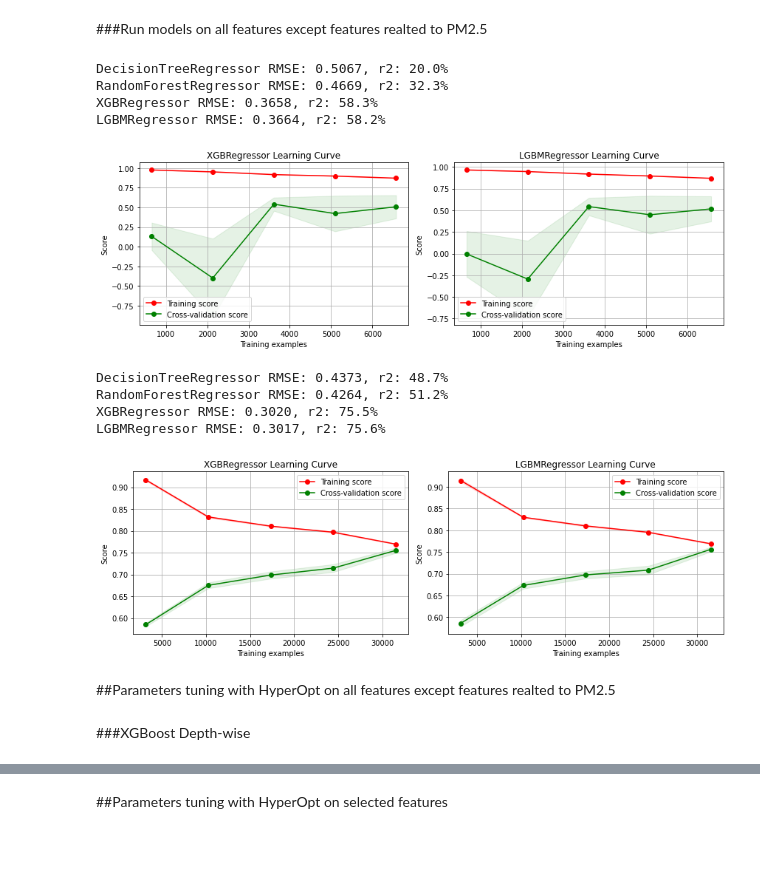
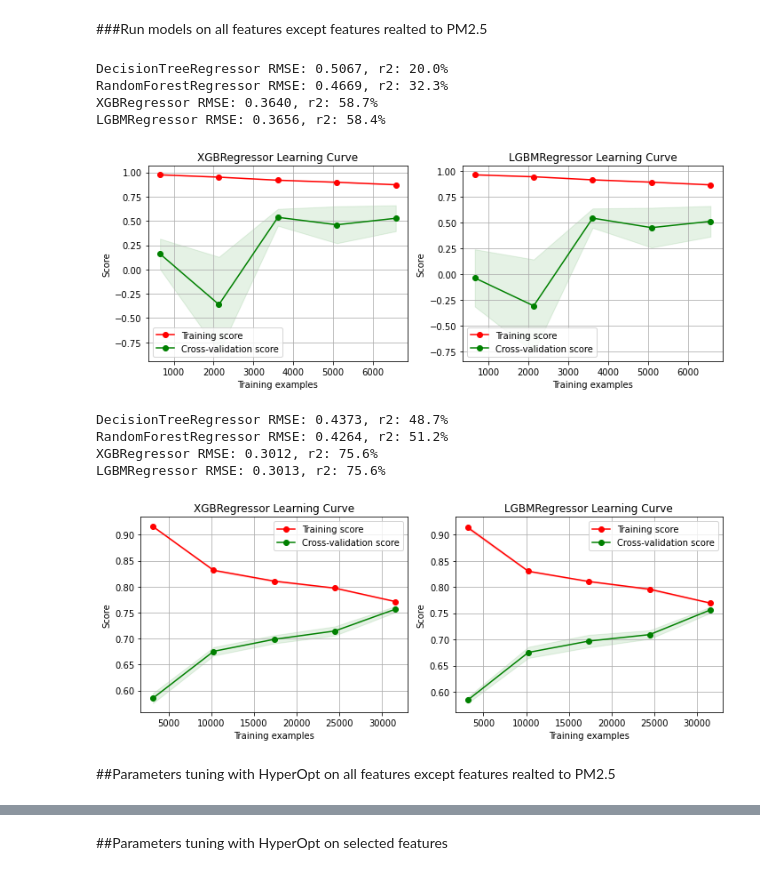
Before and after one commit to mattzajac/DataWorkshop_Competition_Warsaw_Air_Pollution, a Jupyter notebook: Warsaw_Air_Pollution_Prediction.ipynb, the cells around one changed output, grey strips where cells are left out. Drawn from its saved outputs; the diff is of its cells as text; code cells hidden in the pictures; blank space fills up the shorter version.

```diff
--- a/Warsaw_Air_Pollution_Prediction.ipynb
+++ b/Warsaw_Air_Pollution_Prediction.ipynb
@@ -253,7 +253,7 @@ plt.show()
 # %%
 # run models on KFold
 for model in models:
-    run_model(time_feats, model, kf)
+    run_model(model, X_train, y_train, kf)
 # %% [output]
 DummyRegressor RMSE: 0.6104, r2: -0.0%
 DecisionTreeRegressor RMSE: 0.4706, r2: 40.5%
@@ -262,10 +262,10 @@ XGBRegressor RMSE: 0.3504, r2: 67.0%
 LGBMRegressor RMSE: 0.3499, r2: 67.1%
 # %%
 # check r2 learning curve for models ran on KFold
-fig=plt.figure(figsize=(12,4))
+fig=plt.figure(figsize=(10,4))
 for i, model in enumerate(models[3:]):
     ax=fig.add_subplot(1,2,i+1)
-    plot_lear_curve(time_feats, model, kf, 'r2', ax=ax)
+    plot_lear_curve(model, X_train, y_train, kf, 'r2', ax=ax)
 fig.tight_layout()
 plt.show()
 # %% [output]
@@ -286,7 +286,13 @@ def get_feats(df):
                   'PM25_wok', 'PM25_wok_log', 'PM25_wok_mean', 'mean_PM25_wok_per_day',
                   'mean_PM25_wok_log_per_day', 'median_PM25_wok_per_day', 'median_PM25_wok_log_per_day',
                   'mean_PM25_wok_per_month', 'mean_PM25_wok_log_per_month', 'median_PM25_wok_per_month',
-                  'median_PM25_wok_log_per_month'
+                  'median_PM25_wok_log_per_month',
+                  # features increasing RMSE and decreasing r2 results
+                  'temperature_12-24h_ma_diff', 'apparentTemperature_12-24h_ma_diff', 'dewPoint_12-24h_ma_diff',
+                  'humidity_12-24h_ma_diff', 'windSpeed_12-24h_ma_diff', 'windBearing_12-24h_ma_diff',
+                  'isHumidWorkingDay', 'isColdWorkingDay', 'isWindlessWorkingDay', 'isWindlessColdHumidWorkingDay',
+                  'NonWorkingHoursInWeek', 'NonWorkingHumidHoursInWeek', 'NonWorkingColdHoursInWeek',
+                  'NonWorkingWindlessHoursInWeek', 'NonWorkingWindlessColdHumidHoursInWeek'
                   ]
 
     return [x for x in feats if x not in black_list]
@@ -296,42 +305,40 @@ feats = get_feats(df_train)
 # %%
 # run models on time series split
 for model in models[1:]:
-    run_model(feats, model, tcsv)
+    run_model(model, X_train, y_train, tcsv)
 # %% [output]
 DecisionTreeRegressor RMSE: 0.5067, r2: 20.0%
 RandomForestRegressor RMSE: 0.4669, r2: 32.3%
-XGBRegressor RMSE: 0.3658, r2: 58.3%
-LGBMRegressor RMSE: 0.3664, r2: 58.2%
+XGBRegressor RMSE: 0.3640, r2: 58.7%
+LGBMRegressor RMSE: 0.3656, r2: 58.4%
 # %%
 # check r2 learning curve for models ran on time series split
-fig=plt.figure(figsize=(12,4))
+fig=plt.figure(figsize=(10,4))
 for i, model in enumerate(models[3:]):
     ax=fig.add_subplot(1,2,i+1)
-    plot_lear_curve(feats, model, tcsv, 'r2', ax=ax)
+    plot_lear_curve(model, X_train, y_train, tcsv, 'r2', ax=ax)
 fig.tight_layout()
 plt.show()
 # %% [output]
-[figure, old version]
+[figure, new version]
 # %%
 # run models on KFold
 for model in models[1:]:
-    run_model(feats, model, kf)
+    run_model(model, X_train, y_train, kf)
 # %% [output]
 DecisionTreeRegressor RMSE: 0.4373, r2: 48.7%
 RandomForestRegressor RMSE: 0.4264, r2: 51.2%
-XGBRegressor RMSE: 0.3020, r2: 75.5%
-LGBMRegressor RMSE: 0.3017, r2: 75.6%
+XGBRegressor RMSE: 0.3012, r2: 75.6%
+LGBMRegressor RMSE: 0.3013, r2: 75.6%
 # %%
 # check r2 learning curve for models ran on KFold
-fig=plt.figure(figsize=(12,4))
+fig=plt.figure(figsize=(10,4))
 for i, model in enumerate(models[3:]):
     ax=fig.add_subplot(1,2,i+1)
-    plot_lear_curve(feats, model, kf, 'r2', ax=ax)
+    plot_lear_curve(model, X_train, y_train, kf, 'r2', ax=ax)
 fig.tight_layout()
 plt.show()
 # %% [output]
-[figure, old version]
+[figure, new version]
 # %% [markdown]
 ##Parameters tuning with HyperOpt on all features except features realted to PM2.5
-# %% [markdown]
-###XGBoost Depth-wise
```
Also changed, not shown: parts of 115 cells of this notebook.
